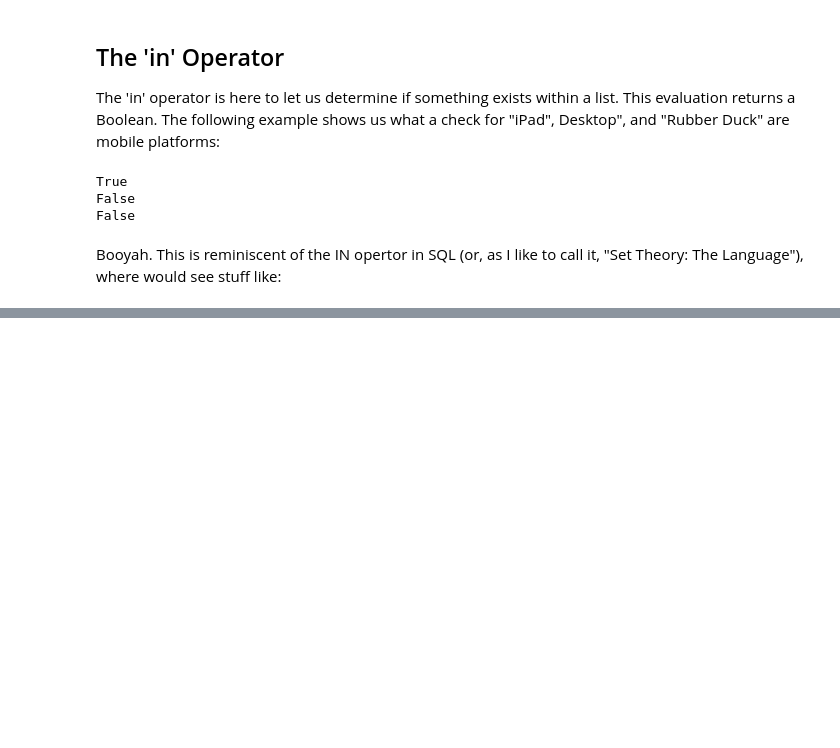
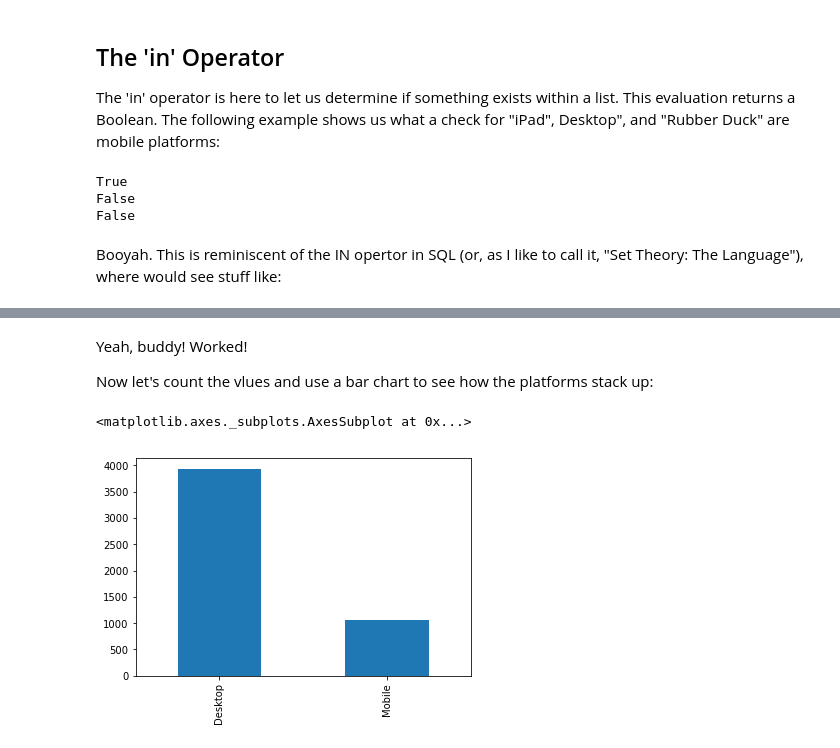
Before and after one commit to nellac77/gitfunkhouse, a Jupyter notebook: mode/Python Basics.ipynb, the cells around one changed output, grey strips where cells are left out. Cells and saved outputs as stored; diff of their text form; code cells hidden in the pictures; blank space fills up the shorter version.

```diff
--- a/mode/Python Basics.ipynb
+++ b/mode/Python Basics.ipynb
@@ -988,0 +1142,8 @@ SELECT * FROM tutorial.watsi_events
+# %%
+def filter_desktop_mobile(platform):
+    if platform in mobile:
+        return 'Mobile'
+    elif platform == 'Desktop':
+        return 'Desktop'
+    else:
+        return 'Not Known'
@@ -988,0 +1172,2 @@ SELECT * FROM tutorial.watsi_events
+# %%
+data['platform_type'] = data['platform'].apply(filter_desktop_mobile)
@@ -988,0 +1186,9 @@ SELECT * FROM tutorial.watsi_events
+# %% [markdown]
+Yeah, buddy! Worked!
+
+Now let's count the vlues and use a bar chart to see how the platforms stack up:
+# %%
+data['platform_type'].value_counts().plot(kind= 'bar')
+# %% [output]
+<matplotlib.axes._subplots.AxesSubplot at 0x...>
+[figure, added]
```
Also changed, not shown: parts of 46 cells of this notebook.
